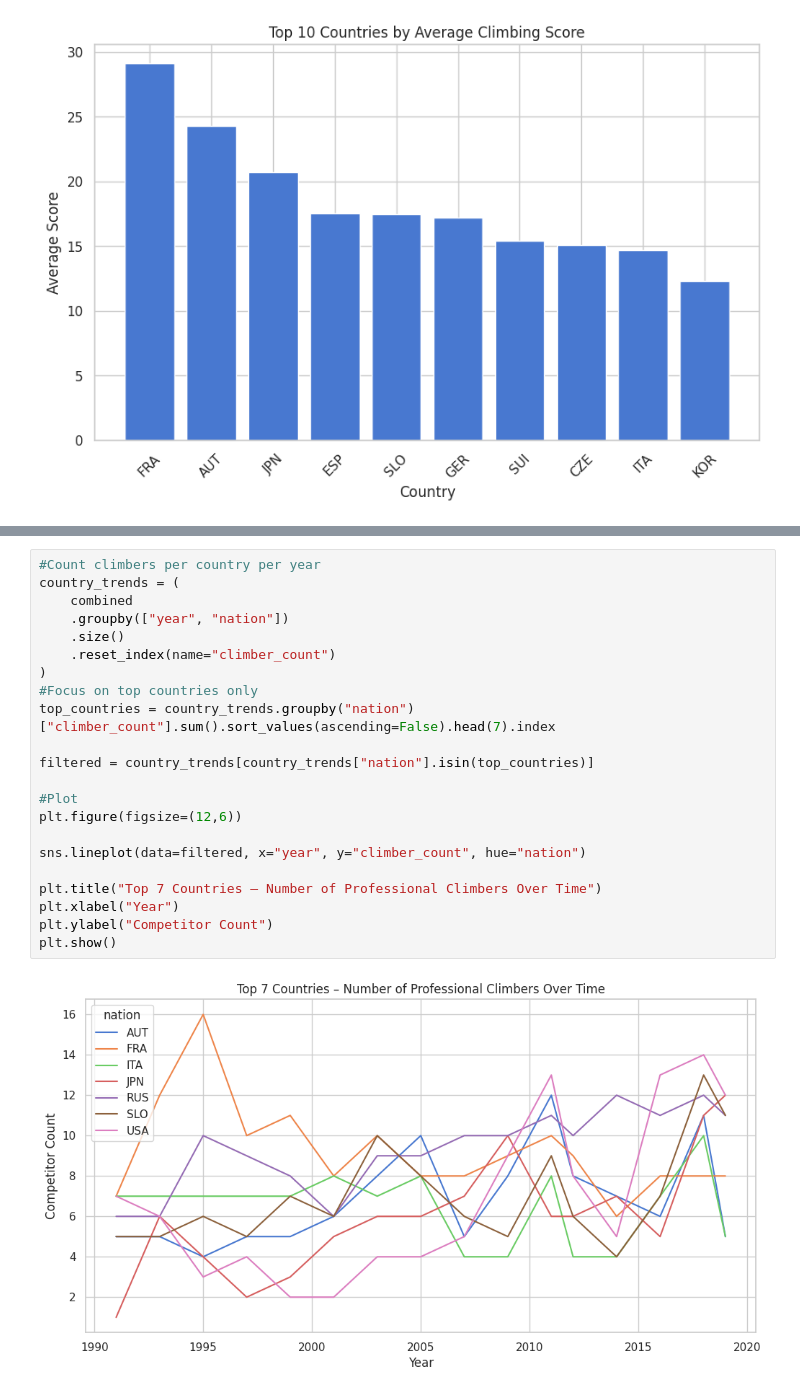
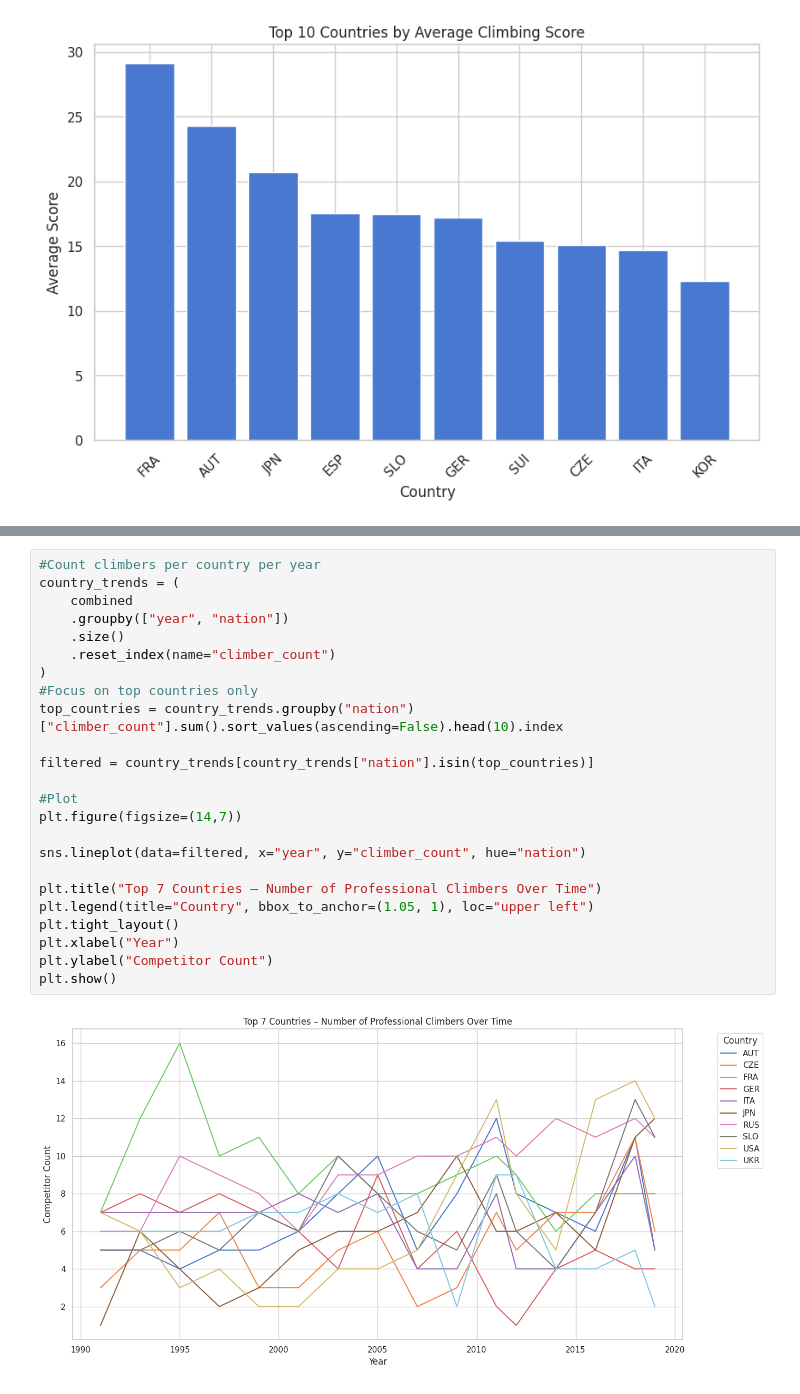
Before and after one commit to derrickd-lab/Climbing_Prediction_Project, a Jupyter notebook: ML_Project.ipynb, the cells around one changed output, grey strips where cells are left out. Cells and saved outputs as stored; diff of their text form.

```diff
--- a/ML_Project.ipynb
+++ b/ML_Project.ipynb
@@ -569,24 +747,26 @@ Now let's see which countries are gaining or losing professional climbers over t
 # %%
 #Count climbers per country per year
 country_trends = (
     combined
     .groupby(["year", "nation"])
     .size()
     .reset_index(name="climber_count")
 )
 #Focus on top countries only
-top_countries = country_trends.groupby("nation")["climber_count"].sum().sort_values(ascending=False).head(7).index
+top_countries = country_trends.groupby("nation")["climber_count"].sum().sort_values(ascending=False).head(10).index
 
 filtered = country_trends[country_trends["nation"].isin(top_countries)]
 
 #Plot
-plt.figure(figsize=(12,6))
+plt.figure(figsize=(14,7))
 
 sns.lineplot(data=filtered, x="year", y="climber_count", hue="nation")
 
 plt.title("Top 7 Countries – Number of Professional Climbers Over Time")
+plt.legend(title="Country", bbox_to_anchor=(1.05, 1), loc="upper left")
+plt.tight_layout()
 plt.xlabel("Year")
 plt.ylabel("Competitor Count")
 plt.show()
 # %% [output]
-[figure, old version]
+[figure, new version]
```
Also changed, not shown: parts of 28 cells of this notebook.
